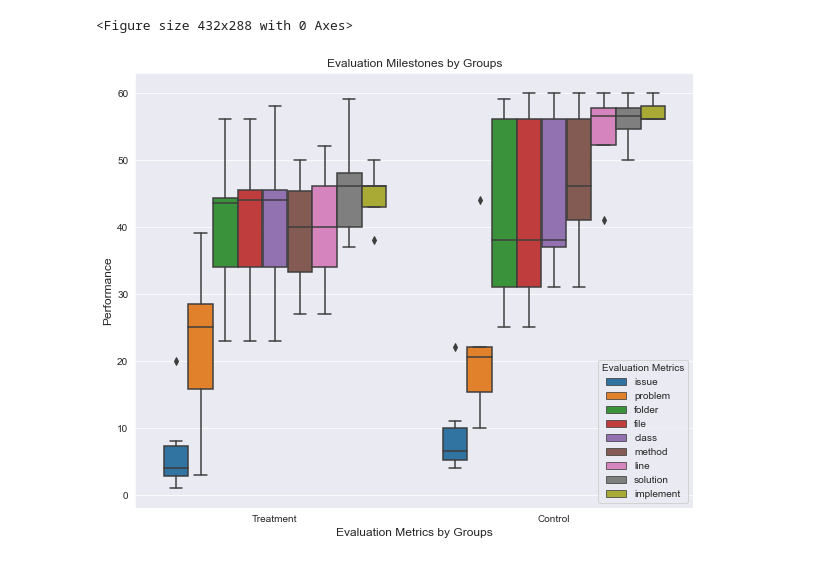
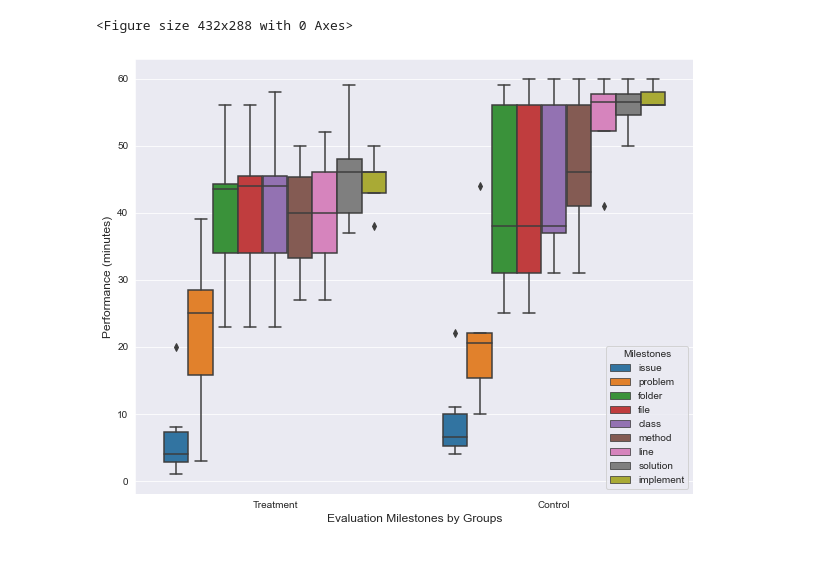
Before and after one commit to fabiojavamarcos/MilestonesExperiments, a Jupyter notebook: Analysis_MilestonesExperiments.ipynb, the cells around one changed output. Drawn from its saved outputs; the diff is of its cells as text; code cells hidden in the pictures.

```diff
--- a/Analysis_MilestonesExperiments.ipynb
+++ b/Analysis_MilestonesExperiments.ipynb
@@ -569,20 +569,20 @@ plt.savefig("grouped_milestones_bygroups_means.pdf")
 # %%
 dd=pd.melt(dataBinary_milestones_valid,id_vars=['group'],value_vars=['issue','problem','folder','file','class','method','line','solution','implement'],var_name='Evaluation Milestones')
 
 plt.figure(figsize=(10, 8))
 ax = sns.boxplot(y='value',x='group',data=dd,hue='Evaluation Milestones')
-plt.ylabel("Performance", size=12)
-plt.xlabel("Evaluation Metrics by Groups",size=12)
+plt.ylabel("Performance (minutes)", size=12)
+plt.xlabel("Evaluation Milestones by Groups",size=12)
 
 labels=['issue','problem','folder','file','class','method','line','solution','implement','end']
 h, l = ax.get_legend_handles_labels()
 #ax.legend(h, labels, title="Evaluation Milestones",bbox_to_anchor=(1.02, 1), loc=9, borderaxespad=0.)
-ax.legend(h, labels, title="Evaluation Metrics")
-plt.title("Evaluation Milestones by Groups", size=12)
+ax.legend(h, labels, title="Milestones")
+#plt.title("Evaluation Milestones by Groups", size=12)
 plt.savefig("grouped_milestones_bygroups.pdf")
 plt.show()
 # %% [output]
-[figure, old version]
+[figure, new version]
 # %%
 dd=pd.melt(dataBinary_milestones_valid_NA,id_vars=['group'],value_vars=['issue','problem','folder','file','class','method','line','solution','implement'],var_name='Evaluation Milestones')
 
```
Also changed, not shown: parts of 19 cells of this notebook, 7 other files.
